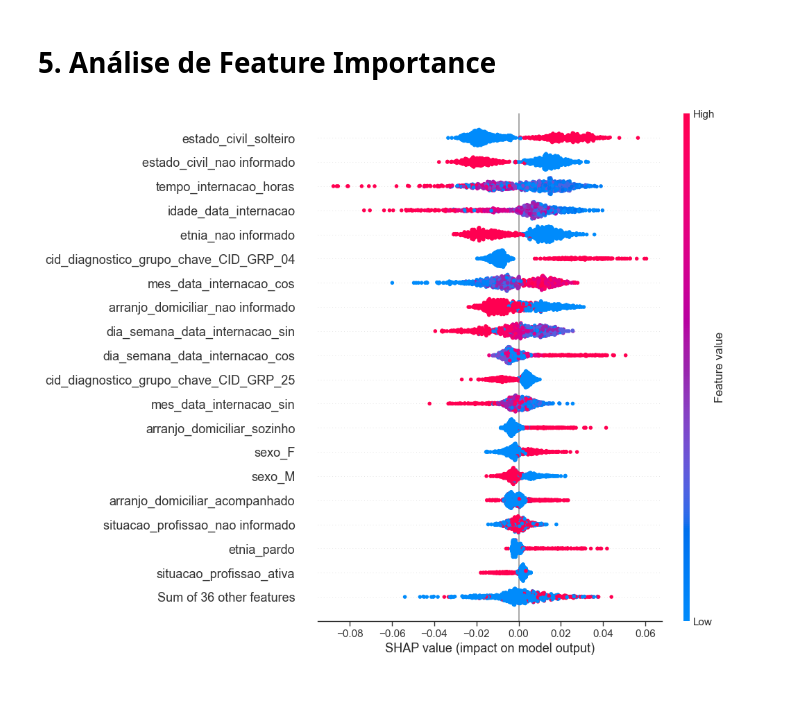
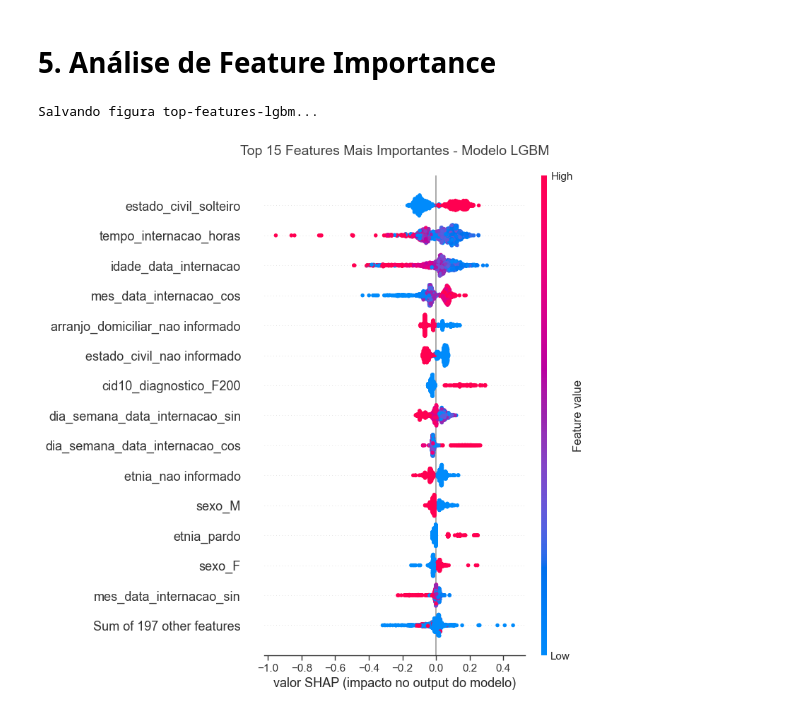
Before and after one commit to matheusnice/tcc-mba-cd-2023, a Jupyter notebook: notebooks/03-tcc-evaluation.ipynb, the cells around one changed output. Drawn from its saved outputs; the diff is of its cells as text; code cells hidden in the pictures.

```diff
--- a/notebooks/03-tcc-evaluation.ipynb
+++ b/notebooks/03-tcc-evaluation.ipynb
@@ -176,9 +202,8 @@ Salvando figura variacao_metricas_teste_por_modelo...
 with open(PATH_BEST_MODELS, 'rb') as f:
     best_models = pickle.load(f)
 
-preprocessor = best_models['RandomForest']['preprocessor']
-model = best_models['RandomForest']['model']
-
+preprocessor = best_models['LGBM']['preprocessor']
+model = best_models['LGBM']['model']
 
 df = pd.read_csv(PATH_INPUT_DATASET)
 
@@ -192,21 +217,34 @@ undersampler = RandomUnderSampler(sampling_strategy='auto', random_state=42)
 X_train_resampled, y_train_resampled = undersampler.fit_resample(X_train, y_train)
 X_test_resampled, y_test_resampled = undersampler.fit_resample(X_test, y_test)
 
-X_train_resampled = preprocessor.transform(X_train_resampled)
-X_test_resampled = preprocessor.transform(X_test_resampled)
+X_train_resampled = preprocessor.transform(X_train_resampled).toarray()
+X_test_resampled = preprocessor.transform(X_test_resampled).toarray()
 
 features_names = [name.split("__")[-1] for name in preprocessor.get_feature_names_out()]
 # %%
 explainer = shap.Explainer(model, X_train_resampled, feature_names=features_names)
 shap_values = explainer.shap_values(X_test_resampled, check_additivity=False)
-# %%
-shap.plots.beeswarm(
-    shap.Explanation(
-        values=shap_values[1],
-        feature_names=features_names,
-        data=X_test_resampled
-    ),
-    max_display=20,
-)
-# %% [output]
-[figure, removed]
+# %%
+n_top_features = 15
+
+shap.plots.beeswarm(
+    shap.Explanation(
+        values=shap_values,
+        feature_names=features_names,
+        data=X_test_resampled
+    ),
+    max_display=n_top_features,
+    show=False,
+    plot_size=(8, 8)
+)
+
+fig = plt.gcf()
+ax = plt.gca()
+
+ax.set_xlabel('valor SHAP (impacto no output do modelo)')
+ax.set_title(f'Top {n_top_features} Features Mais Importantes - Modelo LGBM\n', fontsize=14);
+
+salvar_figura(fig, 'top-features-lgbm')
+# %% [output]
+Salvando figura top-features-lgbm...
+[figure, added]
```
Also changed, not shown: parts of 4 cells of this notebook, 21 other files.
